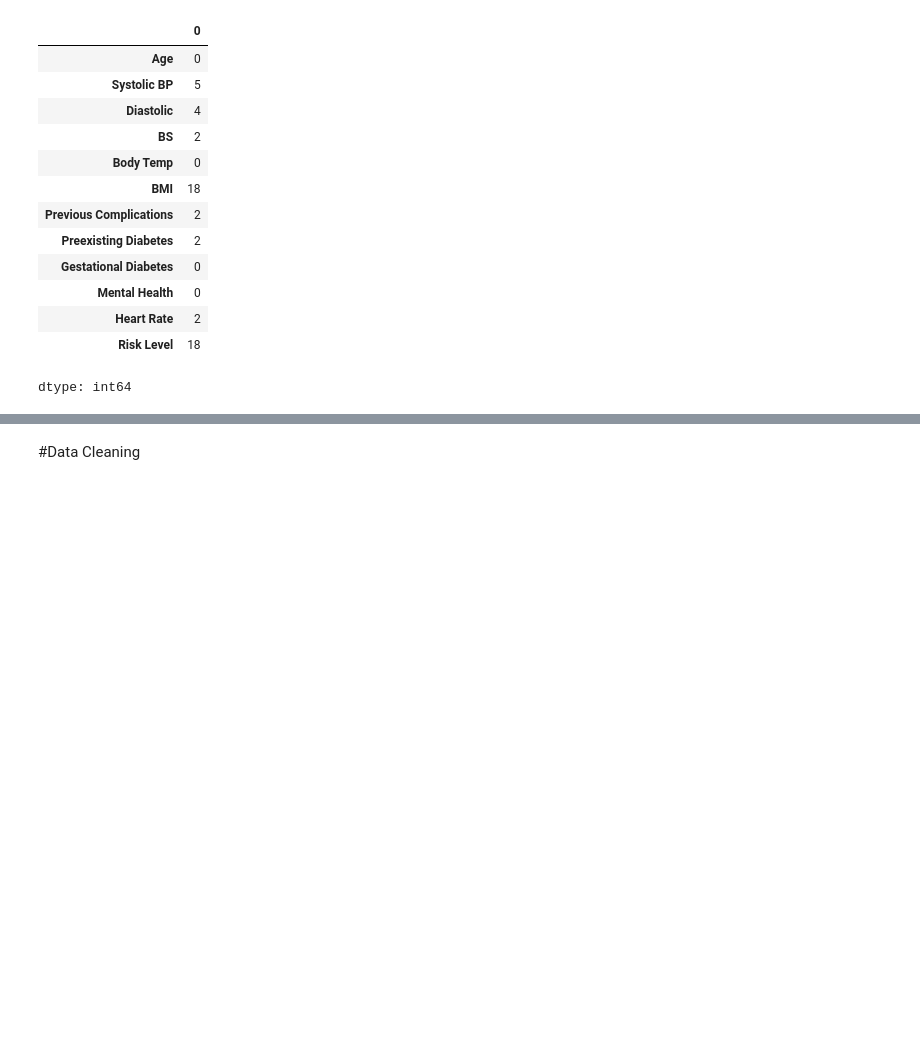
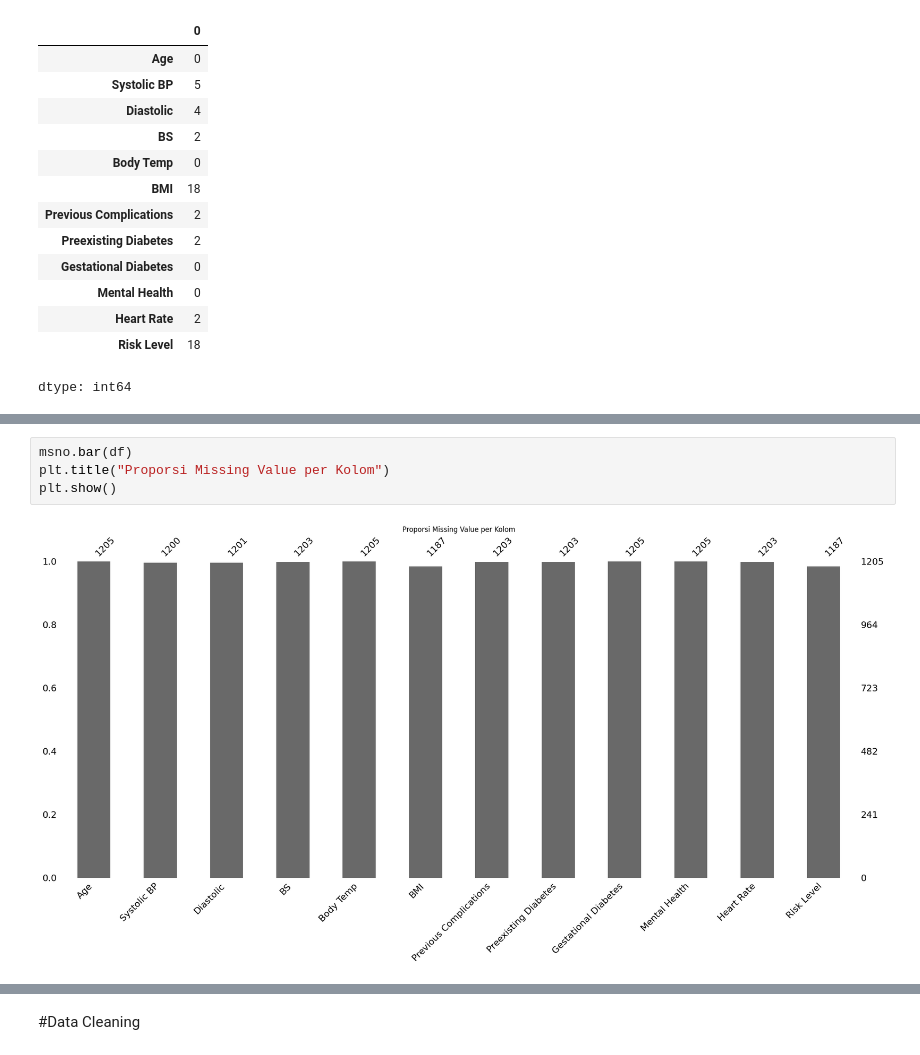
Before and after one commit to alifnw/3-Alif-Livyandra, a Jupyter notebook: Weekly_Report_2.ipynb, the cells around one changed output, grey strips where cells are left out. Drawn from its saved outputs; the diff is of its cells as text; blank space fills up the shorter version.

```diff
--- a/Weekly_Report_2.ipynb
+++ b/Weekly_Report_2.ipynb
@@ -112,0 +164,6 @@ dtype: int64
+# %%
+msno.bar(df)
+plt.title("Proporsi Missing Value per Kolom")
+plt.show()
+# %% [output]
+[figure, added]
```
Also changed, not shown: parts of 48 cells of this notebook.
